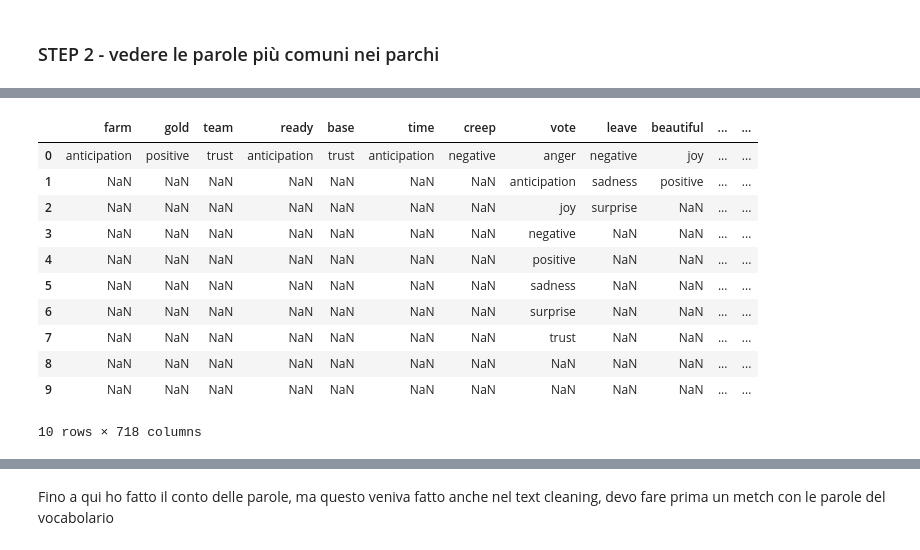
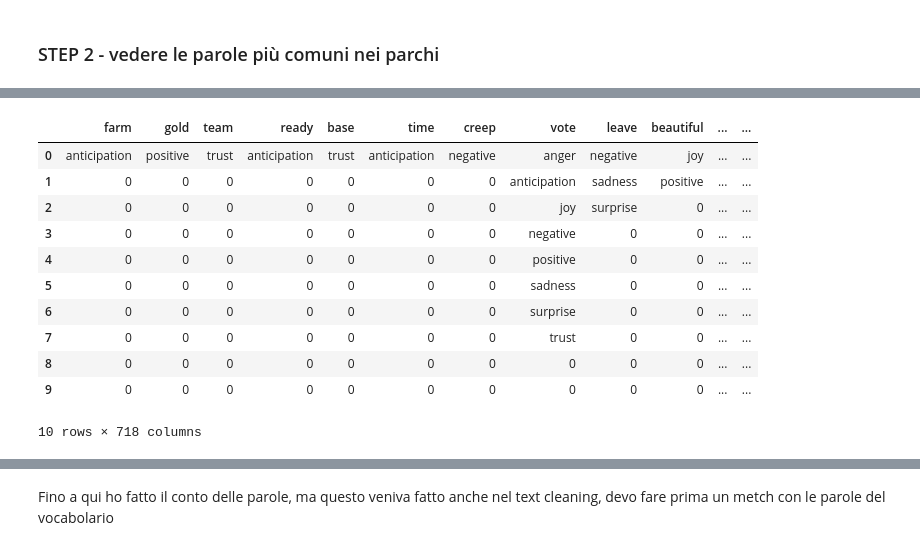
Before and after one commit to federicamontana/GoGreenRoutes, a Jupyter notebook: notebook/NRCLex_Sentiment_2.ipynb, the cells around one changed output, grey strips where cells are left out. Drawn from its saved outputs; the diff is of its cells as text; code cells hidden in the pictures.

```diff
--- a/notebook/NRCLex_Sentiment_2.ipynb
+++ b/notebook/NRCLex_Sentiment_2.ipynb
@@ -18,4 +20,4 @@ long_tweet = ",".join(df["text1"])
 # %%
 text = NRCLex(long_tweet)
 word_dict = text.affect_dict #è un dizionario
-word_dict
+k = list(word_dict.keys())
@@ -40,16 +24,17 @@ word_dict
 # %%
 df = pd.DataFrame(dict([ (k,pd.Series(v)) for k,v in word_dict.items()]))
+df = df.fillna(0)
 df.head(10)
 # %% [output]
 |  | farm | gold | team | ready | base | time | creep | vote | leave | beautiful | ... | ... |
 | 0 | anticipation | positive | trust | anticipation | trust | anticipation | negative | anger | negative | joy | ... | ... |
-| 1 | NaN | NaN | NaN | NaN | NaN | NaN | NaN | anticipation | sadness | positive | ... | ... |
-| 2 | NaN | NaN | NaN | NaN | NaN | NaN | NaN | joy | surprise | NaN | ... | ... |
-| 3 | NaN | NaN | NaN | NaN | NaN | NaN | NaN | negative | NaN | NaN | ... | ... |
-| 4 | NaN | NaN | NaN | NaN | NaN | NaN | NaN | positive | NaN | NaN | ... | ... |
-| 5 | NaN | NaN | NaN | NaN | NaN | NaN | NaN | sadness | NaN | NaN | ... | ... |
-| 6 | NaN | NaN | NaN | NaN | NaN | NaN | NaN | surprise | NaN | NaN | ... | ... |
-| 7 | NaN | NaN | NaN | NaN | NaN | NaN | NaN | trust | NaN | NaN | ... | ... |
-| 8 | NaN | NaN | NaN | NaN | NaN | NaN | NaN | NaN | NaN | NaN | ... | ... |
-| 9 | NaN | NaN | NaN | NaN | NaN | NaN | NaN | NaN | NaN | NaN | ... | ... |
+| 1 | 0 | 0 | 0 | 0 | 0 | 0 | 0 | anticipation | sadness | positive | ... | ... |
+| 2 | 0 | 0 | 0 | 0 | 0 | 0 | 0 | joy | surprise | 0 | ... | ... |
+| 3 | 0 | 0 | 0 | 0 | 0 | 0 | 0 | negative | 0 | 0 | ... | ... |
+| 4 | 0 | 0 | 0 | 0 | 0 | 0 | 0 | positive | 0 | 0 | ... | ... |
+| 5 | 0 | 0 | 0 | 0 | 0 | 0 | 0 | sadness | 0 | 0 | ... | ... |
+| 6 | 0 | 0 | 0 | 0 | 0 | 0 | 0 | surprise | 0 | 0 | ... | ... |
+| 7 | 0 | 0 | 0 | 0 | 0 | 0 | 0 | trust | 0 | 0 | ... | ... |
+| 8 | 0 | 0 | 0 | 0 | 0 | 0 | 0 | 0 | 0 | 0 | ... | ... |
+| 9 | 0 | 0 | 0 | 0 | 0 | 0 | 0 | 0 | 0 | 0 | ... | ... |
 10 rows × 718 columns
```
Also changed, not shown: parts of 11 cells of this notebook, 1 other file.
